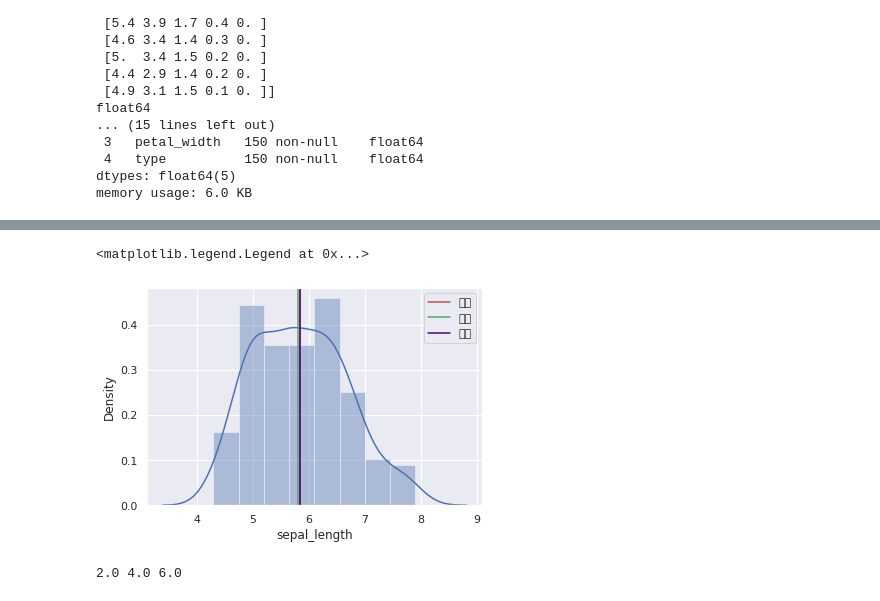
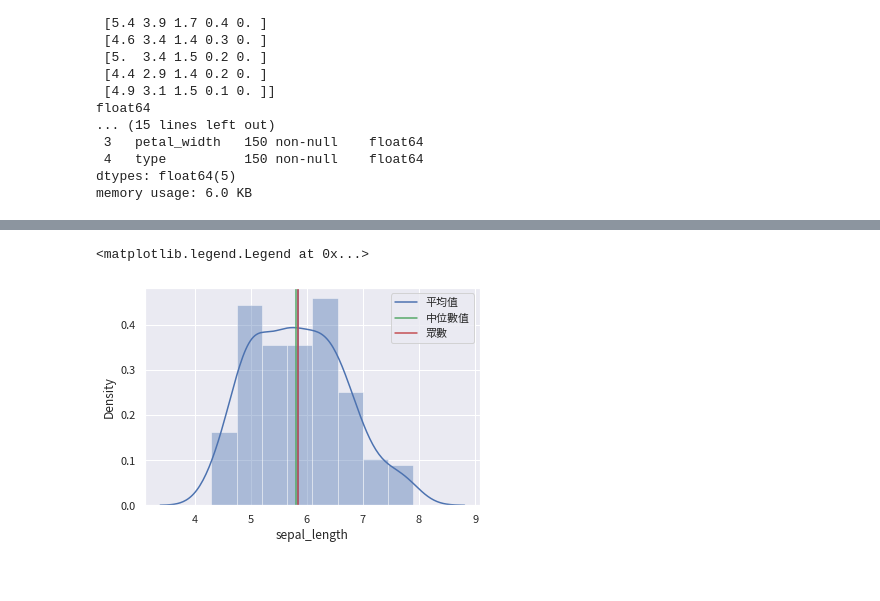
Before and after one commit to jeddyclass/202210.NCUT, a Jupyter notebook: session_02_descstats.ipynb, the cells around one changed output, grey strips where cells are left out. Saved outputs shown, nothing was run; the diff lists cells and outputs as text; code cells hidden in the pictures.

```diff
--- a/session_02_descstats.ipynb
+++ b/session_02_descstats.ipynb
@@ -16,0 +12,7 @@ warnings.filterwarnings('ignore')
+# %%
+!wget -O TaipeiSansTCBeta-Regular.ttf https://drive.google.com/uc?id=1eGAsTN1HBpJAkeVM57_C7ccp7hbgSz3_&export=download
+sns.set(style='darkgrid')
+plt.rcParams['axes.unicode_minus']=False
+fontManager.addfont('TaipeiSansTCBeta-Regular.ttf')
+mpl.rc('font', family='Taipei Sans TC Beta')
+plt.rcParams['font.family']='Taipei Sans TC Beta'
@@ -106,23 +102,12 @@ print(mean,median,mode)
 # %%
 from scipy import stats
 stats.mode(data['sepal_length']).mode
 
-#绘制数据的分布（直方图+密度图）
 sns.distplot(data['sepal_length'])
-plt.axvline(mean,ls="-",color='r',label='均值')
-plt.axvline(median,ls="-",color='g',label='中值')
-plt.axvline(mean,ls="-",color='indigo',label='众数')
+plt.axvline(mean,ls="-",color='b',label='平均值')
+plt.axvline(median,ls="-",color='g',label='中位數值')
+plt.axvline(mean,ls="-",color='r',label='眾數')
 plt.legend()
 # %% [output]
 <matplotlib.legend.Legend at 0x...>
-[figure, old version]
+[figure, new version]
-# %%
-x=np.arange(10,19)
-n=len(x)
-#计算四分位的索引（index）
-q1_index=(n-1)*0.25
-q2_index=(n-1)*0.5
-q3_index=(n-1)*0.75
-print(q1_index,q2_index,q3_index)
-# %% [output]
-2.0 4.0 6.0
```
Also changed, not shown: parts of 19 cells of this notebook.
